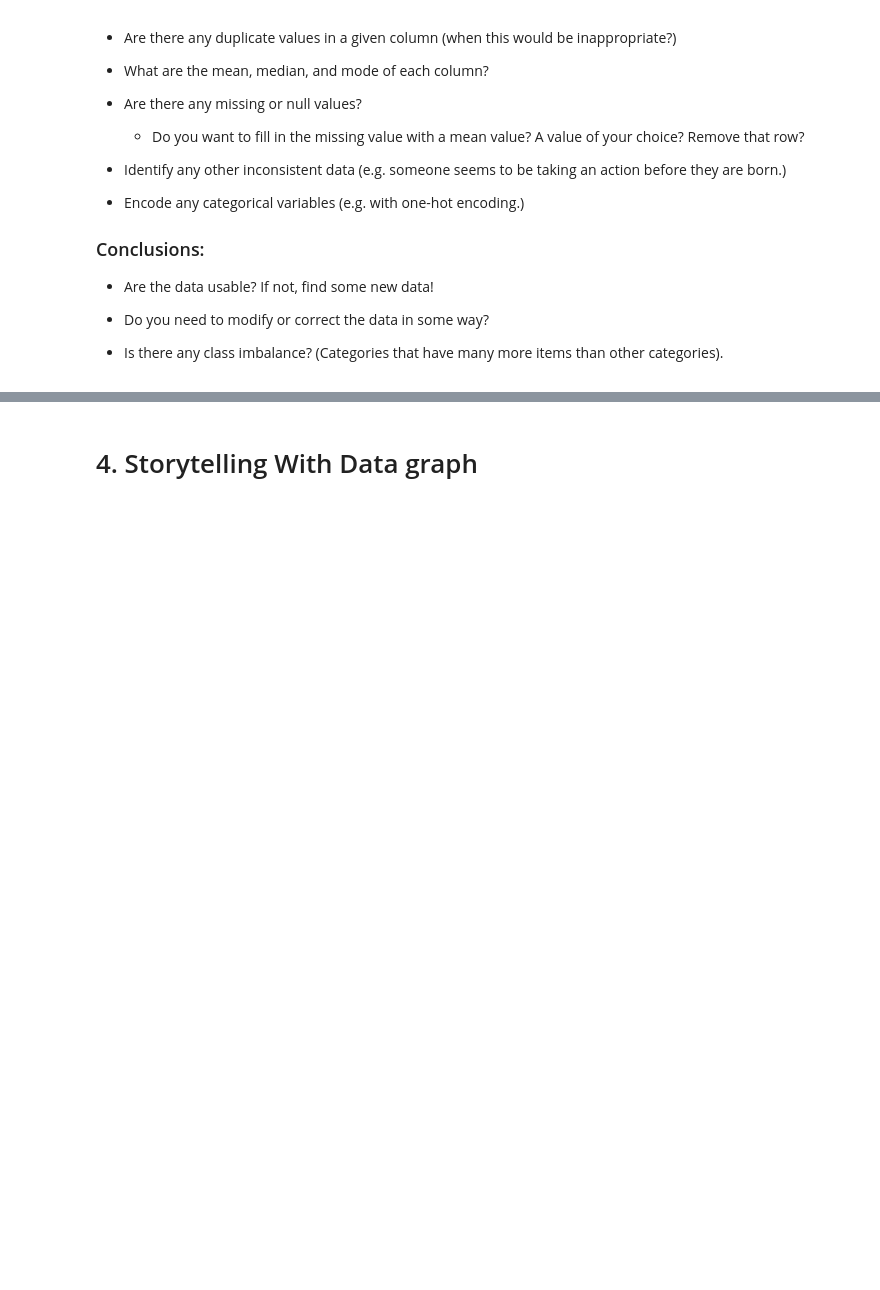
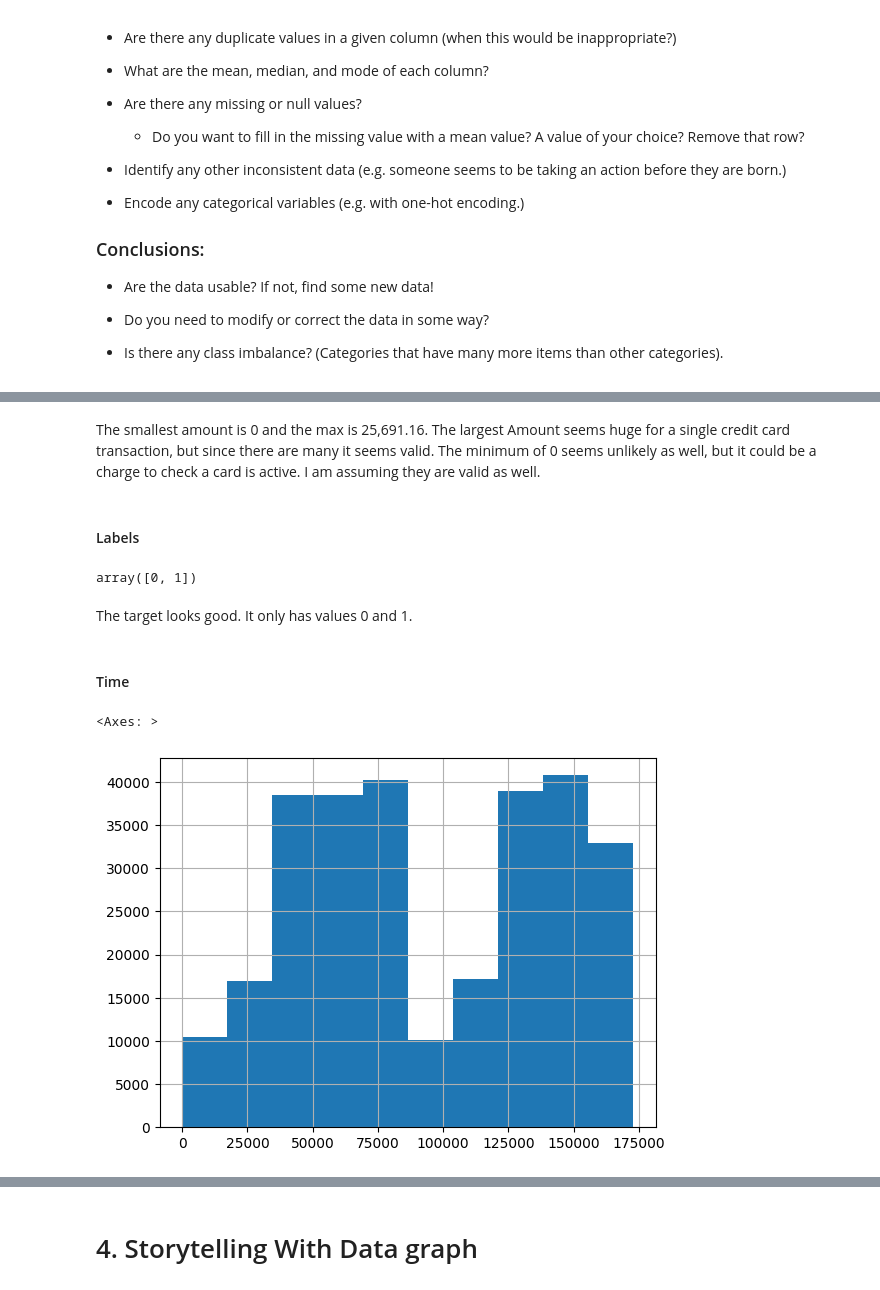
Before and after one commit to calebhadley1/Module-B-semester-2, a Jupyter notebook: OMDS-ModB2-Week2-Hadley-Caleb.ipynb, the cells around one changed output, grey strips where cells are left out. Cells and saved outputs as stored; diff of their text form; code cells hidden in the pictures; blank space fills up the shorter version.

```diff
--- a/OMDS-ModB2-Week2-Hadley-Caleb.ipynb
+++ b/OMDS-ModB2-Week2-Hadley-Caleb.ipynb
@@ -48,0 +172,17 @@ This week, you will do the same types of exercises as last week, but you should
+# %% [markdown]
+The smallest amount is 0 and the max is 25,691.16. The largest Amount seems huge for a single credit card transaction, but since there are many it seems valid. The minimum of 0 seems unlikely as well, but it could be a charge to check a card is active. I am assuming they are valid as well.
+# %% [markdown]
+#### Labels
+# %%
+df['Class'].unique()
+# %% [output]
+array([0, 1])
+# %% [markdown]
+The target looks good. It only has values 0 and 1.
+# %% [markdown]
+#### Time
+# %%
+df['Time'].hist()
+# %% [output]
+<Axes: >
+[figure, added]
```
Also changed, not shown: parts of 28 cells of this notebook.
